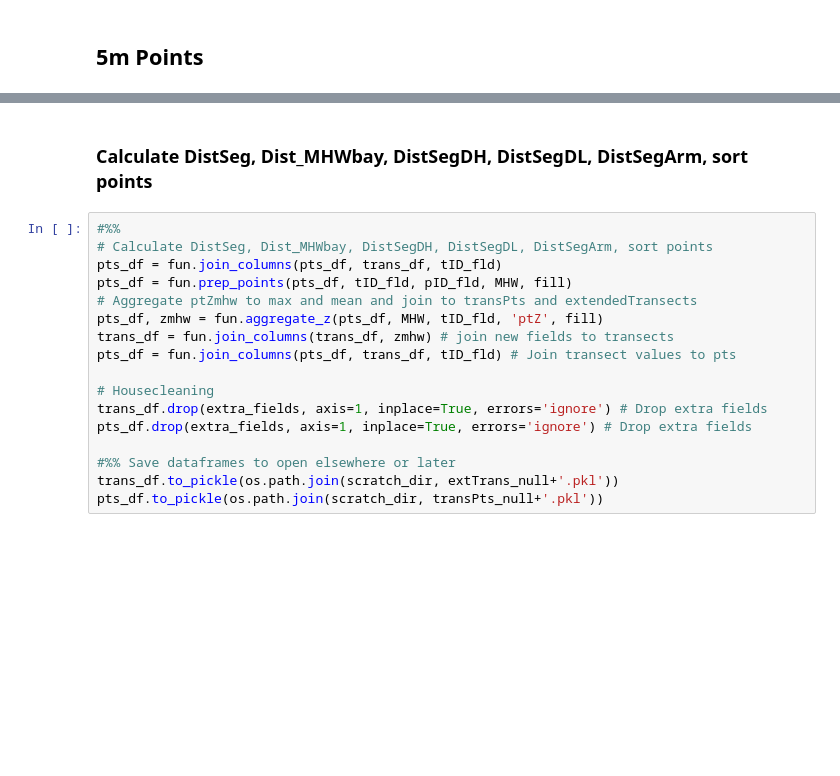
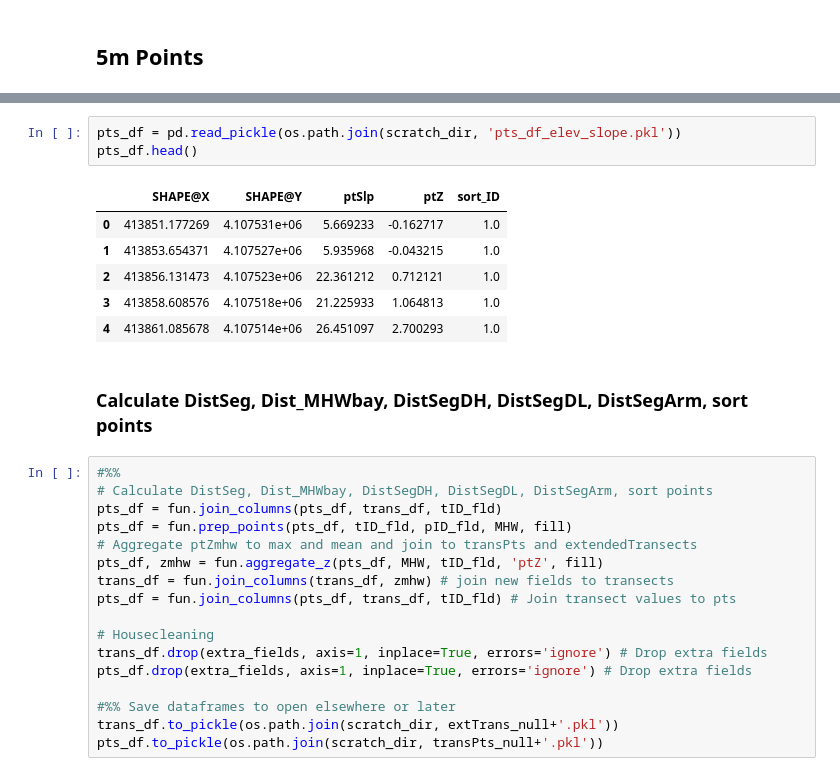
Before and after one commit to esturdivant-usgs/BI-geomorph-extraction, a Jupyter notebook: CoastalVarExtractor/extractor.ipynb, the cells around one changed output, grey strips where cells are left out. Drawn from its saved outputs; the diff is of its cells as text; blank space fills up the shorter version.

```diff
--- a/CoastalVarExtractor/extractor.ipynb
+++ b/CoastalVarExtractor/extractor.ipynb
@@ -208,3 +236,13 @@ pts_df.head()
+# %%
+pts_df = pd.read_pickle(os.path.join(scratch_dir, 'pts_df_elev_slope.pkl'))
+pts_df.head()
+# %% [output]
+|  | SHAPE@X | SHAPE@Y | ptSlp | ptZ | sort_ID |
+| 0 | 413851.177269 | 4.107531e+06 | 5.669233 | -0.162717 | 1.0 |
+| 1 | 413853.654371 | 4.107527e+06 | 5.935968 | -0.043215 | 1.0 |
+| 2 | 413856.131473 | 4.107523e+06 | 22.361212 | 0.712121 | 1.0 |
+| 3 | 413858.608576 | 4.107518e+06 | 21.225933 | 1.064813 | 1.0 |
+| 4 | 413861.085678 | 4.107514e+06 | 26.451097 | 2.700293 | 1.0 |
 # %% [markdown]
 ### Calculate DistSeg, Dist_MHWbay, DistSegDH, DistSegDL, DistSegArm, sort points
 # %%
```
Also changed, not shown: parts of 20 cells of this notebook, 4 other files.
